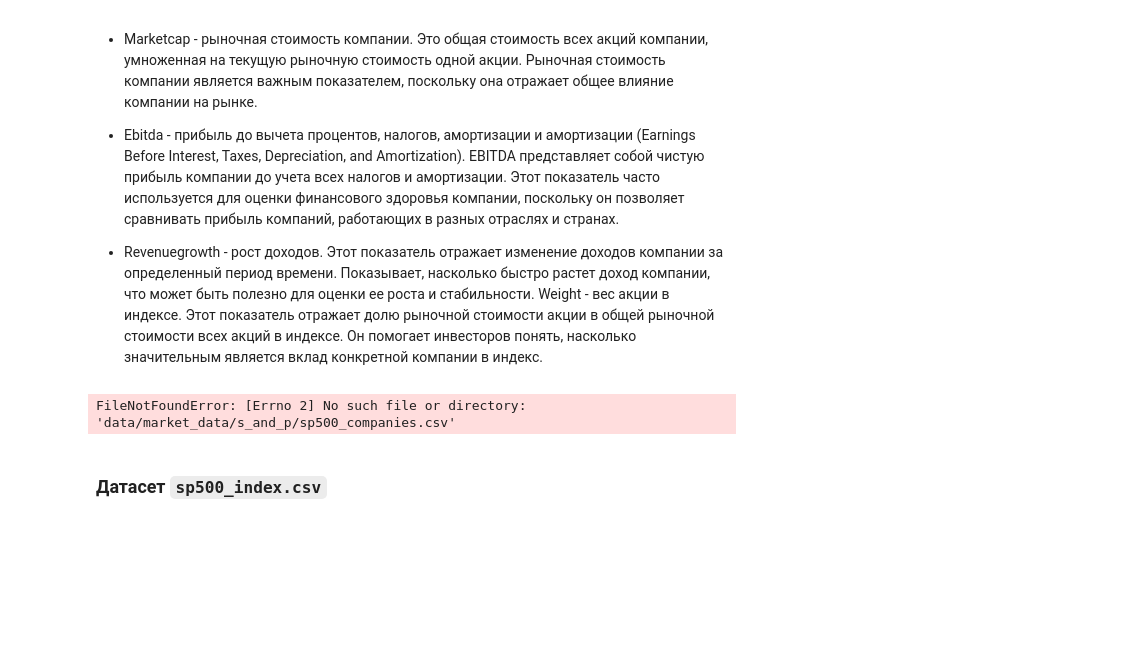
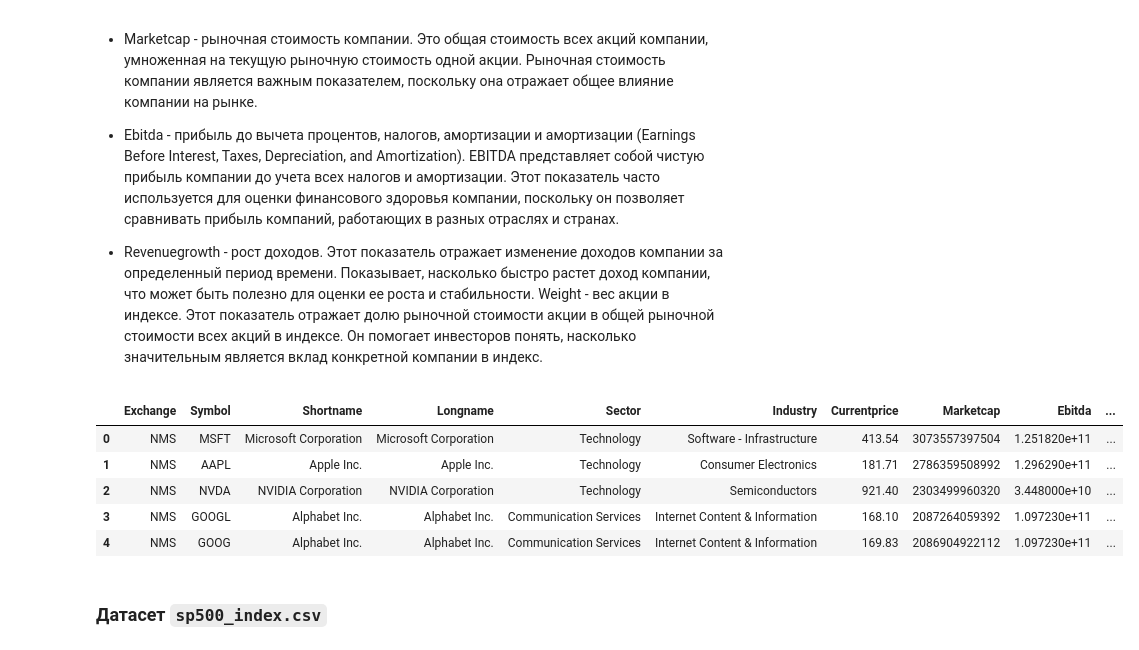
Before and after one commit to NikolaySimakov/Fama-French-models, a Jupyter notebook: research/ff3.ipynb, the cells around one changed output. Saved outputs shown, nothing was run; the diff lists cells and outputs as text; code cells hidden in the pictures; blank space fills up the shorter version.

```diff
--- a/research/ff3.ipynb
+++ b/research/ff3.ipynb
@@ -23,10 +23,15 @@ from statsmodels.stats.outliers_influence import variance_inflation_factor
 - Revenuegrowth - рост доходов. Этот показатель отражает изменение доходов компании за определенный период времени. Показывает, насколько быстро растет доход компании, что может быть полезно для оценки ее роста и стабильности.
 Weight - вес акции в индексе. Этот показатель отражает долю рыночной стоимости акции в общей рыночной стоимости всех акций в индексе. Он помогает инвесторов понять, насколько значительным является вклад конкретной компании в индекс.
 # %%
-companies_df = pd.read_csv('data/market_data/s_and_p/sp500_companies.csv')
+companies_df = pd.read_csv('../data/market_data/s_and_p/sp500_companies.csv')
 companies_df.head()
 # %% [output]
-FileNotFoundError: [Errno 2] No such file or directory: 'data/market_data/s_and_p/sp500_companies.csv'
+|  | Exchange | Symbol | Shortname | Longname | Sector | Industry | Currentprice | Marketcap | Ebitda | ... |
+| 0 | NMS | MSFT | Microsoft Corporation | Microsoft Corporation | Technology | Software - Infrastructure | 413.54 | 3073557397504 | 1.251820e+11 | ... |
+| 1 | NMS | AAPL | Apple Inc. | Apple Inc. | Technology | Consumer Electronics | 181.71 | 2786359508992 | 1.296290e+11 | ... |
+| 2 | NMS | NVDA | NVIDIA Corporation | NVIDIA Corporation | Technology | Semiconductors | 921.40 | 2303499960320 | 3.448000e+10 | ... |
+| 3 | NMS | GOOGL | Alphabet Inc. | Alphabet Inc. | Communication Services | Internet Content & Information | 168.10 | 2087264059392 | 1.097230e+11 | ... |
+| 4 | NMS | GOOG | Alphabet Inc. | Alphabet Inc. | Communication Services | Internet Content & Information | 169.83 | 2086904922112 | 1.097230e+11 | ... |
 # %% [markdown]
 ### Датасет `sp500_index.csv`
 # %%
```
Also changed, not shown: parts of 4 cells of this notebook.
